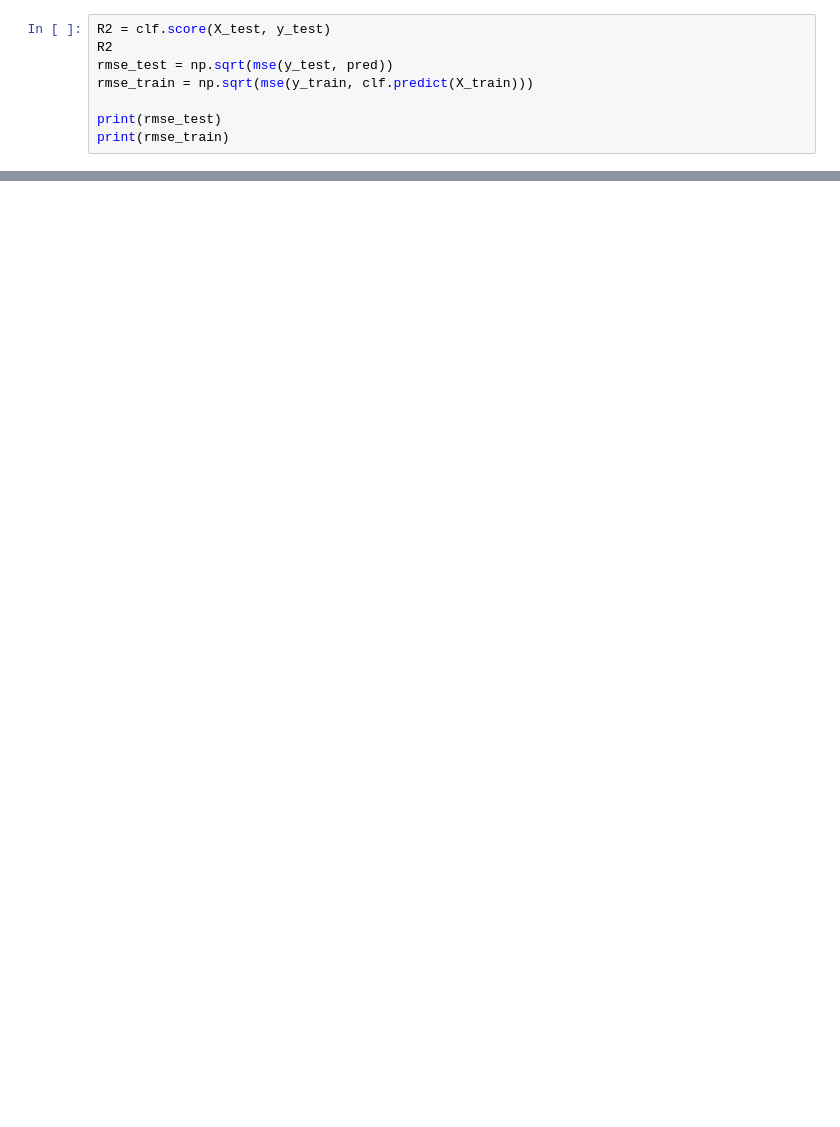
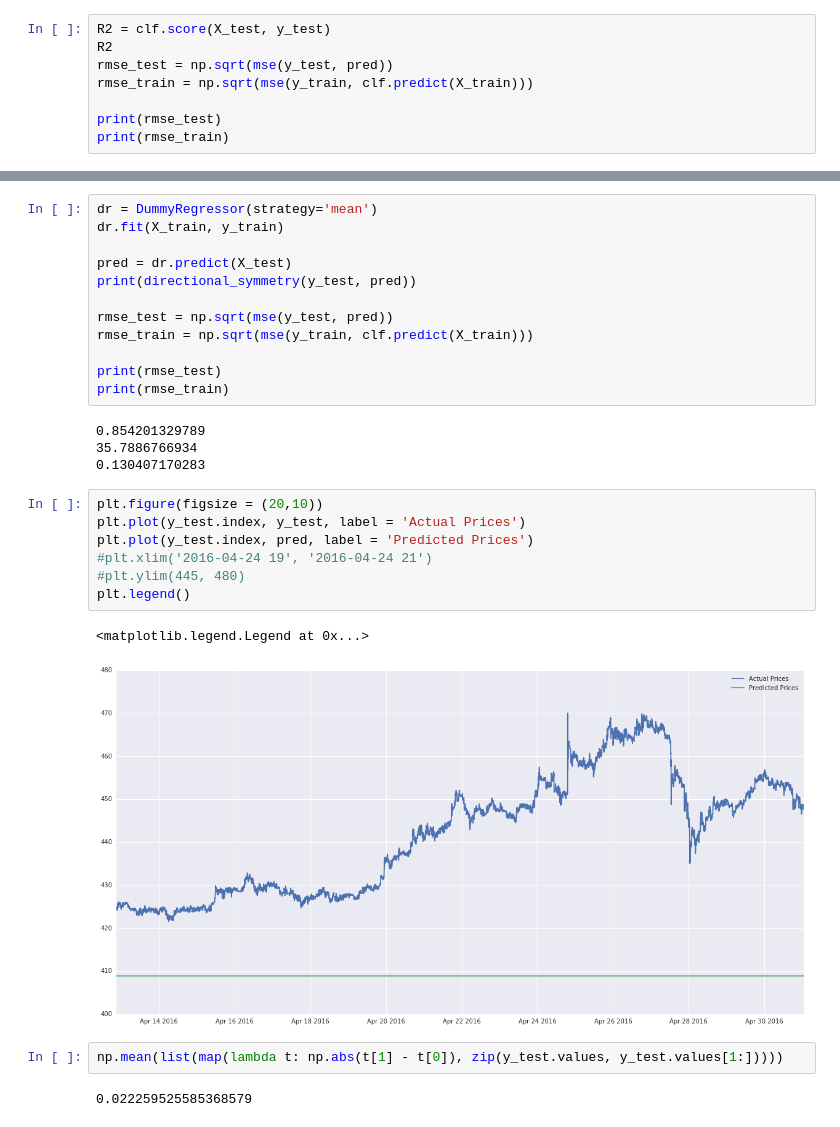
Before and after one commit to Lucsanszky/btc-price-prediction, a Jupyter notebook: data-analysis/support-vector-regression.ipynb, the cells around one changed output, grey strips where cells are left out. Drawn from its saved outputs; the diff is of its cells as text; blank space fills up the shorter version.

```diff
--- a/data-analysis/support-vector-regression.ipynb
+++ b/data-analysis/support-vector-regression.ipynb
@@ -266,0 +277,30 @@ plt.legend()
+# %%
+dr = DummyRegressor(strategy='mean')
+dr.fit(X_train, y_train)
+
+pred = dr.predict(X_test)
+print(directional_symmetry(y_test, pred))
+
+rmse_test = np.sqrt(mse(y_test, pred))
+rmse_train = np.sqrt(mse(y_train, clf.predict(X_train)))
+
+print(rmse_test)
+print(rmse_train)
+# %% [output]
+0.854201329789
+35.7886766934
+0.130407170283
+# %%
+plt.figure(figsize = (20,10))
+plt.plot(y_test.index, y_test, label = 'Actual Prices')
+plt.plot(y_test.index, pred, label = 'Predicted Prices')
+#plt.xlim('2016-04-24 19', '2016-04-24 21')
+#plt.ylim(445, 480)
+plt.legend()
+# %% [output]
+<matplotlib.legend.Legend at 0x...>
+[figure, added]
+# %%
+np.mean(list(map(lambda t: np.abs(t[1] - t[0]), zip(y_test.values, y_test.values[1:]))))
+# %% [output]
+0.022259525585368579
```
Also changed, not shown: parts of 16 cells of this notebook, 3 other files.
